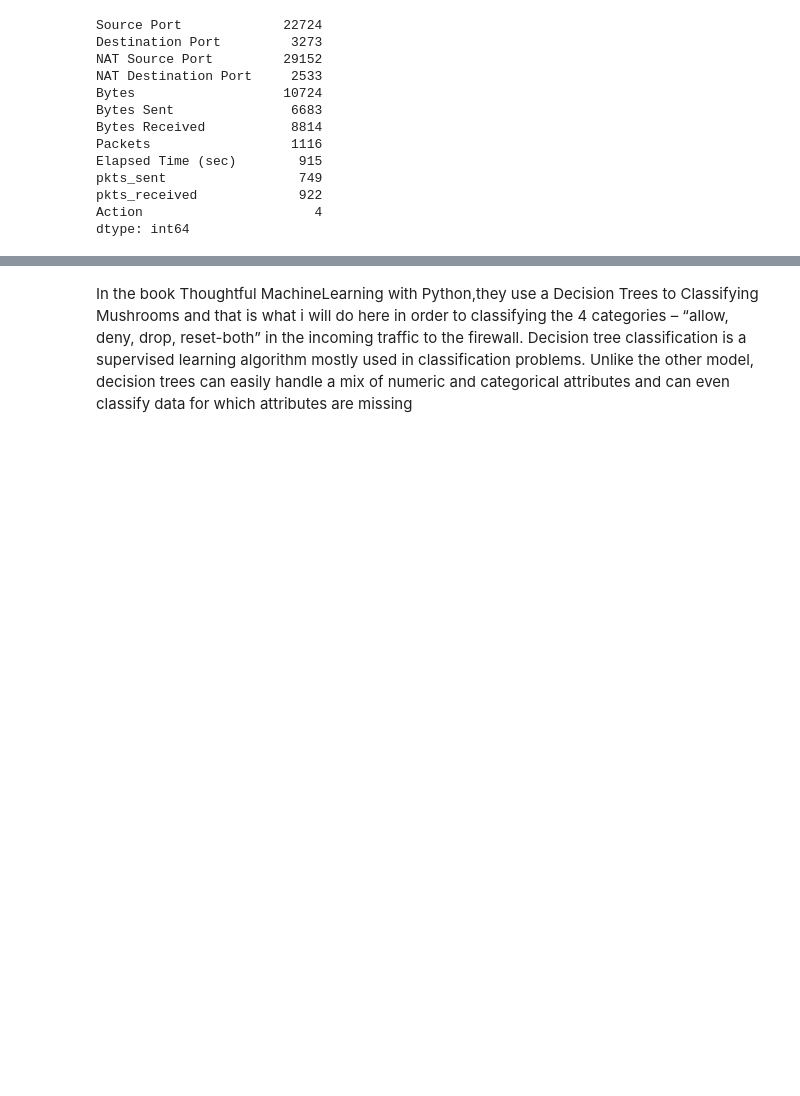
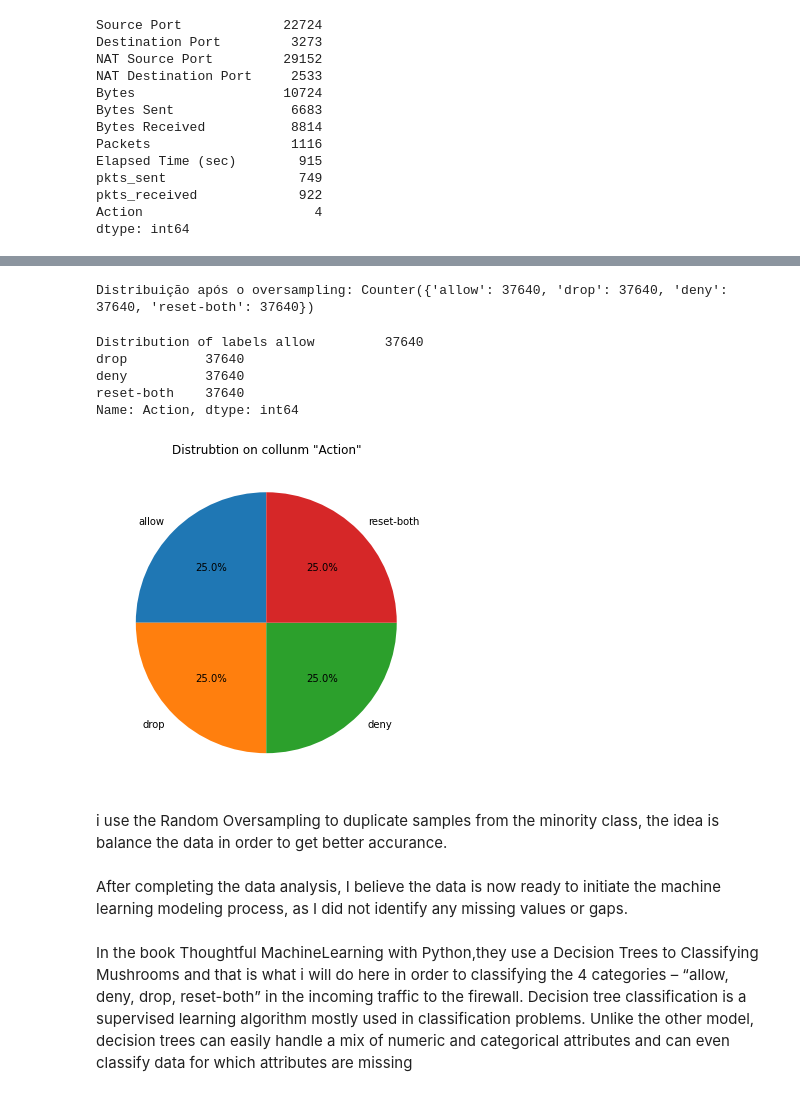
Before and after one commit to FabioTRamos/ML_CA1, a Jupyter notebook: CA1_ML.ipynb, the cells around one changed output, grey strips where cells are left out. Drawn from its saved outputs; the diff is of its cells as text; code cells hidden in the pictures; blank space fills up the shorter version.

```diff
--- a/CA1_ML.ipynb
+++ b/CA1_ML.ipynb
@@ -117,3 +165,37 @@ as I did not identify any missing values or gaps.
+# %%
+X = df.drop(columns=['Action'])
+y = df['Action']
+
+
+ros = RandomOverSampler(random_state=42)
+
+X_resampled, y_resampled = ros.fit_resample(X, y)
+df_resampled = pd.concat([X_resampled, y_resampled], axis=1)
+print("Distribuição após o oversampling:", Counter(y_resampled))
+# %% [output]
+Distribuição após o oversampling: Counter({'allow': 37640, 'drop': 37640, 'deny': 37640, 'reset-both': 37640})
+# %%
+print("Distribution of labels", df_resampled["Action"].value_counts())
+# %% [output]
+Distribution of labels allow         37640
+drop          37640
+deny          37640
+reset-both    37640
+Name: Action, dtype: int64
+# %%
+action_counts = df_resampled['Action'].value_counts()
+
+plt.figure(figsize=(6, 6))
+plt.pie(action_counts, labels=action_counts.index, autopct='%1.1f%%', startangle=90)
+plt.title('Distrubtion on collunm "Action"')
+plt.show()
+# %% [output]
+[figure, added]
+# %% [markdown]
+i use the Random Oversampling to duplicate samples from the minority class, the idea is balance the data in order to get better accurance.
+# %% [markdown]
+After completing the data analysis, I believe the data is now ready to initiate the machine learning modeling process,
+as I did not identify any missing values or gaps.
 # %% [markdown]
 In the book Thoughtful MachineLearning with Python,they use a Decision Trees to Classifying Mushrooms
 and that is what i will do here in order to classifying the 4 categories – “allow, deny, drop, reset-both”
```
Also changed, not shown: parts of 22 cells of this notebook.
